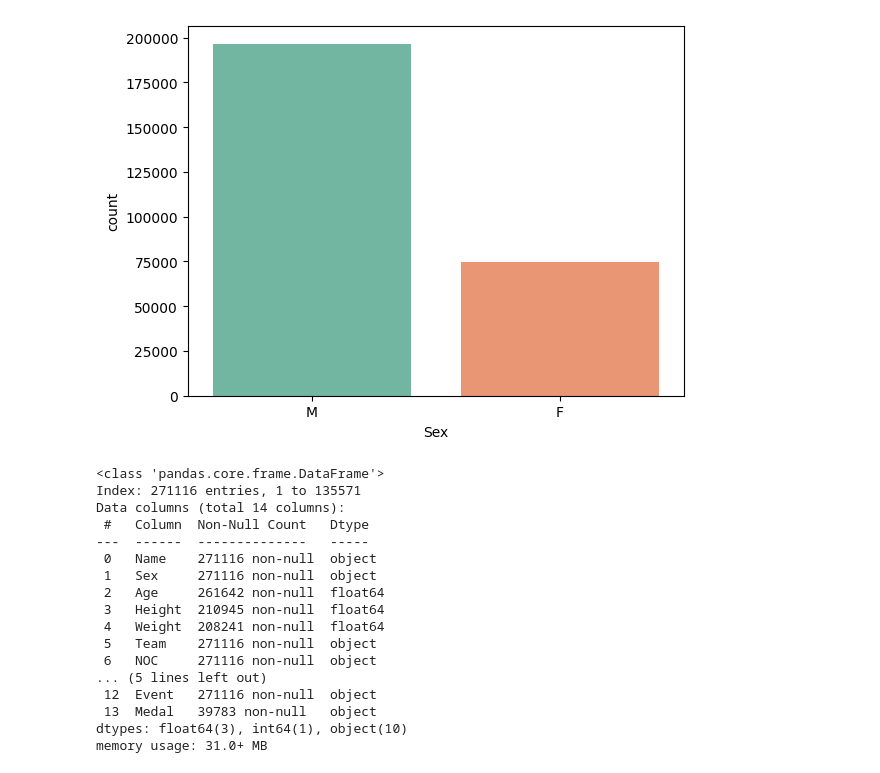
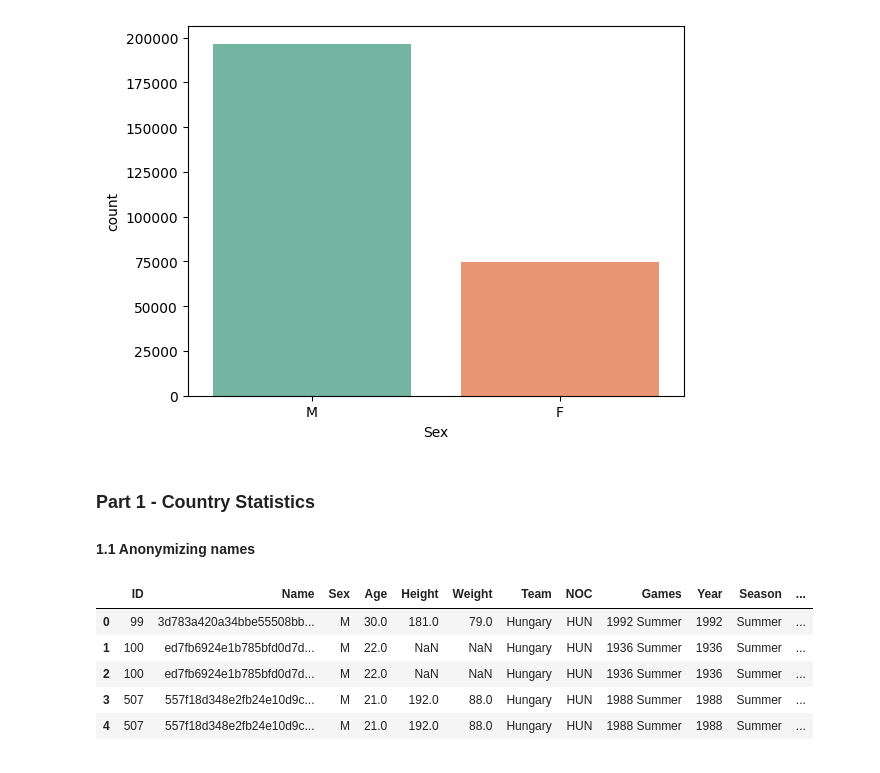
Before and after one commit to F-Degerman/Projekt_OS_Ungern, a Jupyter notebook: Egna_anteckningar/Patrik.ipynb, the cells around one changed output. Drawn from its saved outputs; the diff is of its cells as text; code cells hidden in the pictures.

```diff
--- a/Egna_anteckningar/Patrik.ipynb
+++ b/Egna_anteckningar/Patrik.ipynb
@@ -113,26 +116,6 @@ sns.countplot(df, x="Sex", hue="Sex", palette="Set2")
 # %% [output]
 <Axes: xlabel='Sex', ylabel='count'>
 [figure]
-# %%
-df.info()
-# %% [output]
-<class 'pandas.core.frame.DataFrame'>
-Index: 271116 entries, 1 to 135571
-Data columns (total 14 columns):
- #   Column  Non-Null Count   Dtype
----  ------  --------------   -----
- 0   Name    271116 non-null  object
- 1   Sex     271116 non-null  object
- 2   Age     261642 non-null  float64
- 3   Height  210945 non-null  float64
- 4   Weight  208241 non-null  float64
- 5   Team    271116 non-null  object
- 6   NOC     271116 non-null  object
-... (5 lines left out)
- 12  Event   271116 non-null  object
- 13  Medal   39783 non-null   object
-dtypes: float64(3), int64(1), object(10)
-memory usage: 31.0+ MB
 # %%
 # H
 medals = df[["NOC", "Year", "Event", "Medal"]].dropna().drop_duplicates(subset=["NOC", "Year", "Event", "Medal"])
@@ -149,3 +131,22 @@ fig = px.bar(data_frame=top10_NOC,
 fig.show()
 # %%
 # I: plotta gärna fler saker som är intressant
+# %% [markdown]
+### **Part 1 - Country Statistics**
+
+#### **1.1 Anonymizing names**
+# %%
+import hashlib as hl
+pd.set_option("display.max_colwidth", 26)
+
+hun_df = df.loc[df["NOC"] == "HUN"].copy().reset_index()
+hash_df = hun_df["Name"].apply(lambda x: hl.sha256(x.encode()).hexdigest())
+hun_df["Name"] = hash_df
+display(hun_df.head())
+# %% [output]
+|  | ID | Name | Sex | Age | Height | Weight | Team | NOC | Games | Year | Season | ... |
+| 0 | 99 | 3d783a420a34bbe55508bb... | M | 30.0 | 181.0 | 79.0 | Hungary | HUN | 1992 Summer | 1992 | Summer | ... |
+| 1 | 100 | ed7fb6924e1b785bfd0d7d... | M | 22.0 | NaN | NaN | Hungary | HUN | 1936 Summer | 1936 | Summer | ... |
+| 2 | 100 | ed7fb6924e1b785bfd0d7d... | M | 22.0 | NaN | NaN | Hungary | HUN | 1936 Summer | 1936 | Summer | ... |
+| 3 | 507 | 557f18d348e2fb24e10d9c... | M | 21.0 | 192.0 | 88.0 | Hungary | HUN | 1988 Summer | 1988 | Summer | ... |
+| 4 | 507 | 557f18d348e2fb24e10d9c... | M | 21.0 | 192.0 | 88.0 | Hungary | HUN | 1988 Summer | 1988 | Summer | ... |
```
Also changed, not shown: parts of 20 cells of this notebook.
